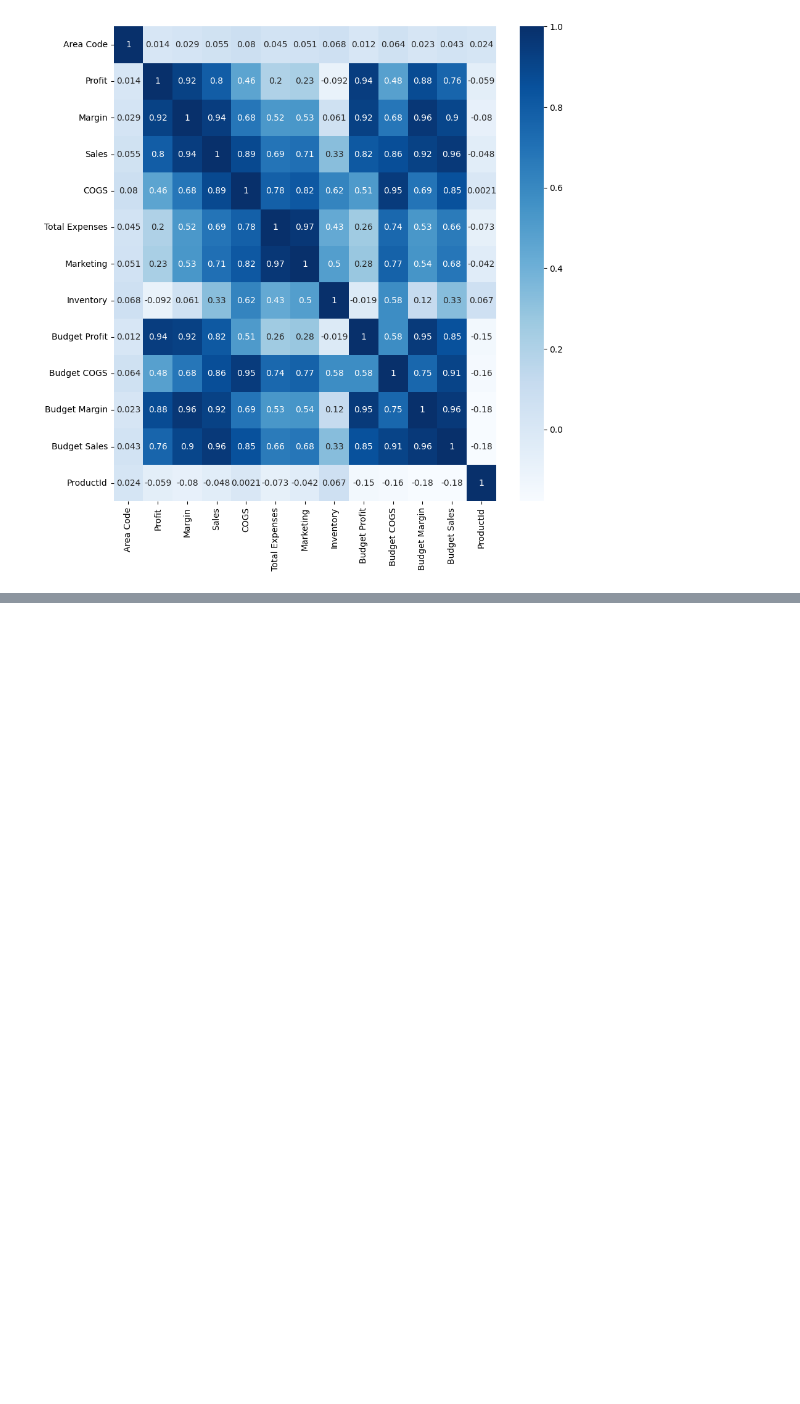
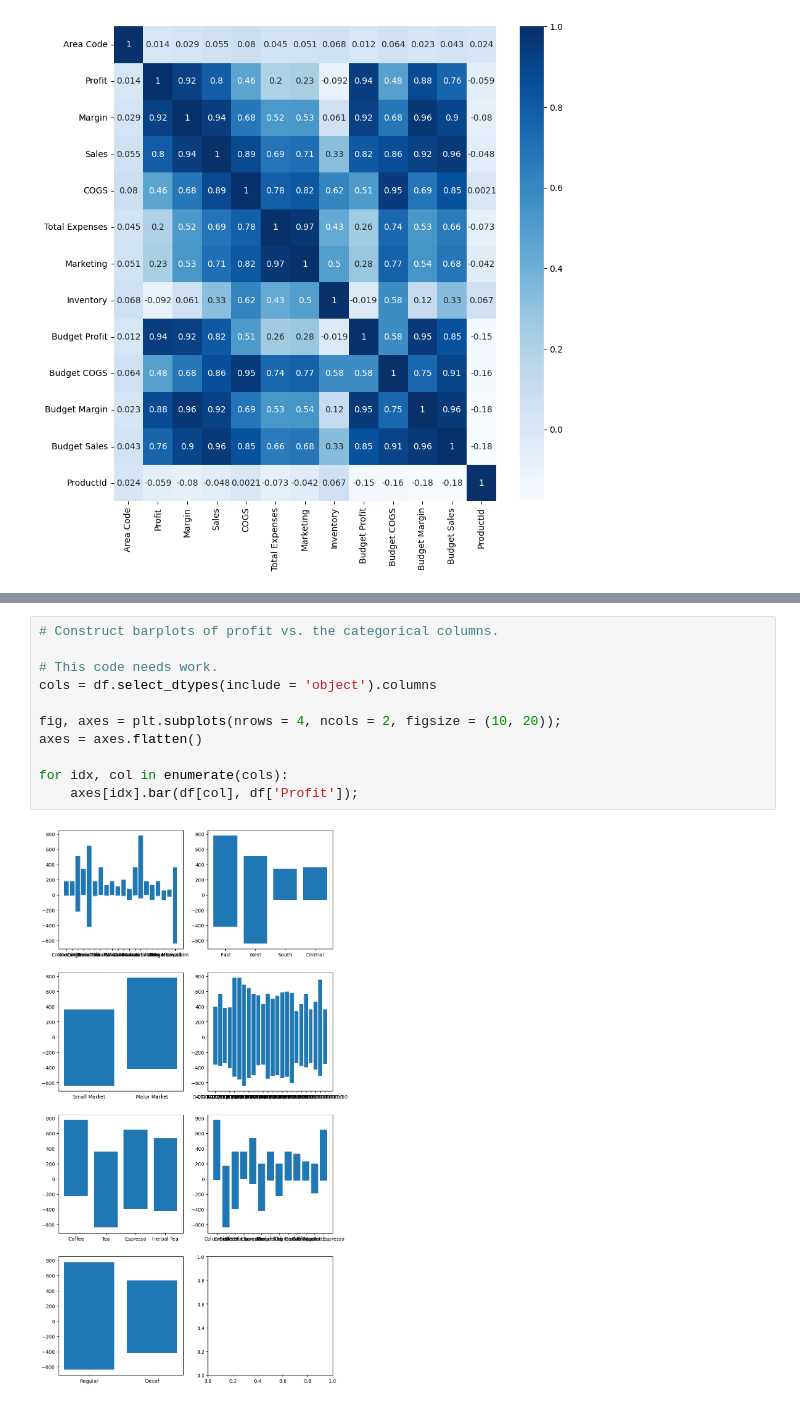
Before and after one commit to mvince33/us_stores_sales, a Jupyter notebook: us_stores_sales.ipynb, the cells around one changed output, grey strips where cells are left out. Drawn from its saved outputs; the diff is of its cells as text; blank space fills up the shorter version.

```diff
--- a/us_stores_sales.ipynb
+++ b/us_stores_sales.ipynb
@@ -153,0 +147,13 @@ for idx, col in enumerate(cols):
+# %%
+# Construct barplots of profit vs. the categorical columns.
+
+# This code needs work.
+cols = df.select_dtypes(include = 'object').columns
+
+fig, axes = plt.subplots(nrows = 4, ncols = 2, figsize = (10, 20));
+axes = axes.flatten()
+
+for idx, col in enumerate(cols):
+    axes[idx].bar(df[col], df['Profit']);
+# %% [output]
+[figure, added]
```
Also changed, not shown: parts of 3 cells of this notebook.
